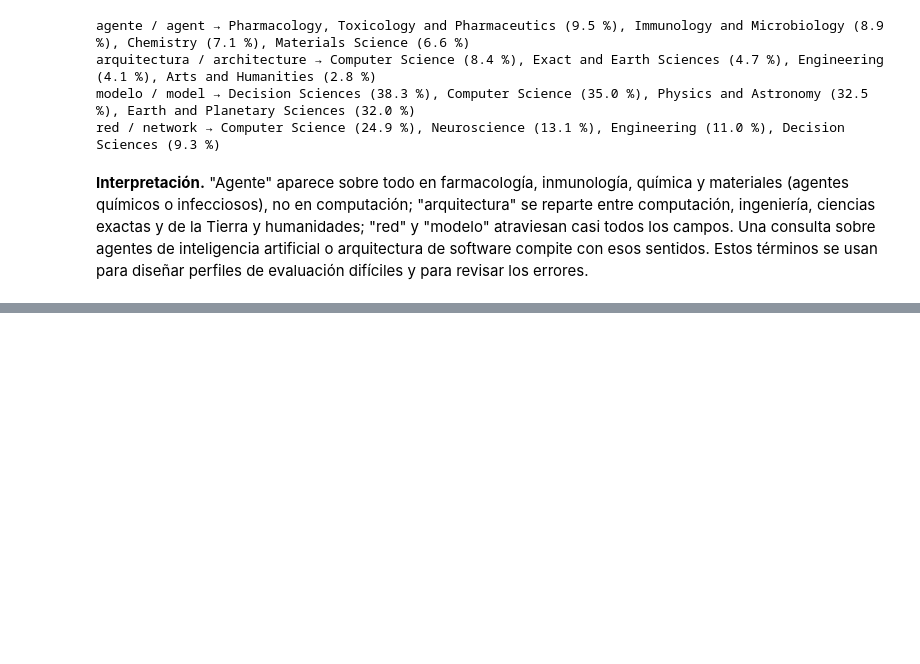
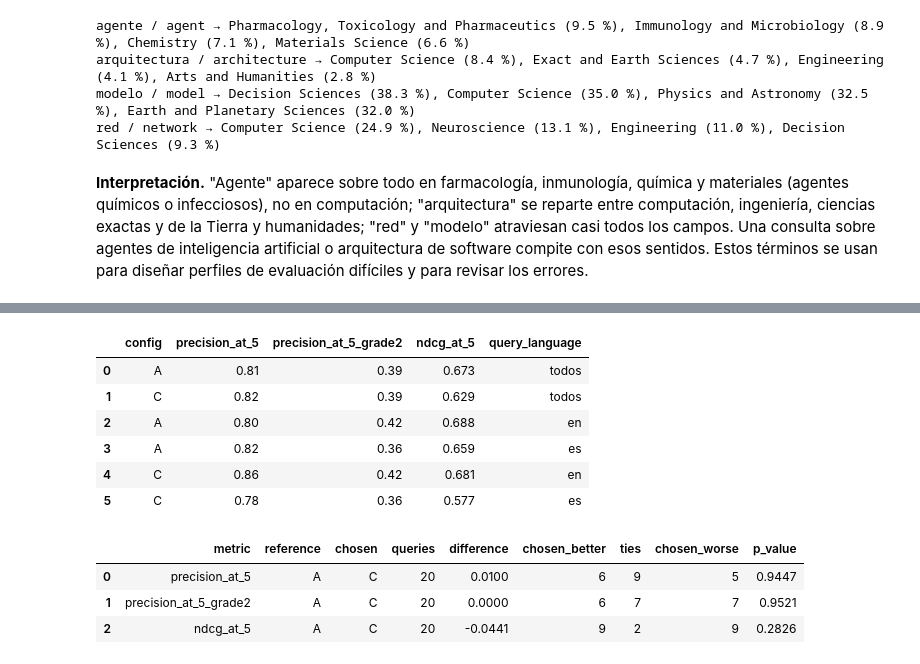
Before and after one commit to Sebas41/SistemaRecomendador, a Jupyter notebook: notebooks/01_recomendador_explicado.ipynb, the cells around one changed output, grey strips where cells are left out. Cells and saved outputs as stored; diff of their text form; code cells hidden in the pictures; blank space fills up the shorter version.

```diff
--- a/notebooks/01_recomendador_explicado.ipynb
+++ b/notebooks/01_recomendador_explicado.ipynb
@@ -323,0 +371,19 @@ Instala el proyecto con python -m pip install -e '.[dev]'. Prepara los datos con
+# %%
+human = ARTIFACTS_DIR / 'human_metrics.csv'
+if human.exists():
+    display(pd.read_csv(human).round(3))
+    display(pd.read_csv(ARTIFACTS_DIR / 'human_comparison.csv').round(4))
+else:
+    print('Sin juicios humanos: genera la hoja con scripts/prepare_evaluation.py y califícala.')
+# %% [output]
+|  | config | precision_at_5 | precision_at_5_grade2 | ndcg_at_5 | query_language |
+| 0 | A | 0.81 | 0.39 | 0.673 | todos |
+| 1 | C | 0.82 | 0.39 | 0.629 | todos |
+| 2 | A | 0.80 | 0.42 | 0.688 | en |
+| 3 | A | 0.82 | 0.36 | 0.659 | es |
+| 4 | C | 0.86 | 0.42 | 0.681 | en |
+| 5 | C | 0.78 | 0.36 | 0.577 | es |
+|  | metric | reference | chosen | queries | difference | chosen_better | ties | chosen_worse | p_value |
+| 0 | precision_at_5 | A | C | 20 | 0.0100 | 6 | 9 | 5 | 0.9447 |
+| 1 | precision_at_5_grade2 | A | C | 20 | 0.0000 | 6 | 7 | 7 | 0.9521 |
+| 2 | ndcg_at_5 | A | C | 20 | -0.0441 | 9 | 2 | 9 | 0.2826 |
```
Also changed, not shown: parts of 39 cells of this notebook, 5 other files.
